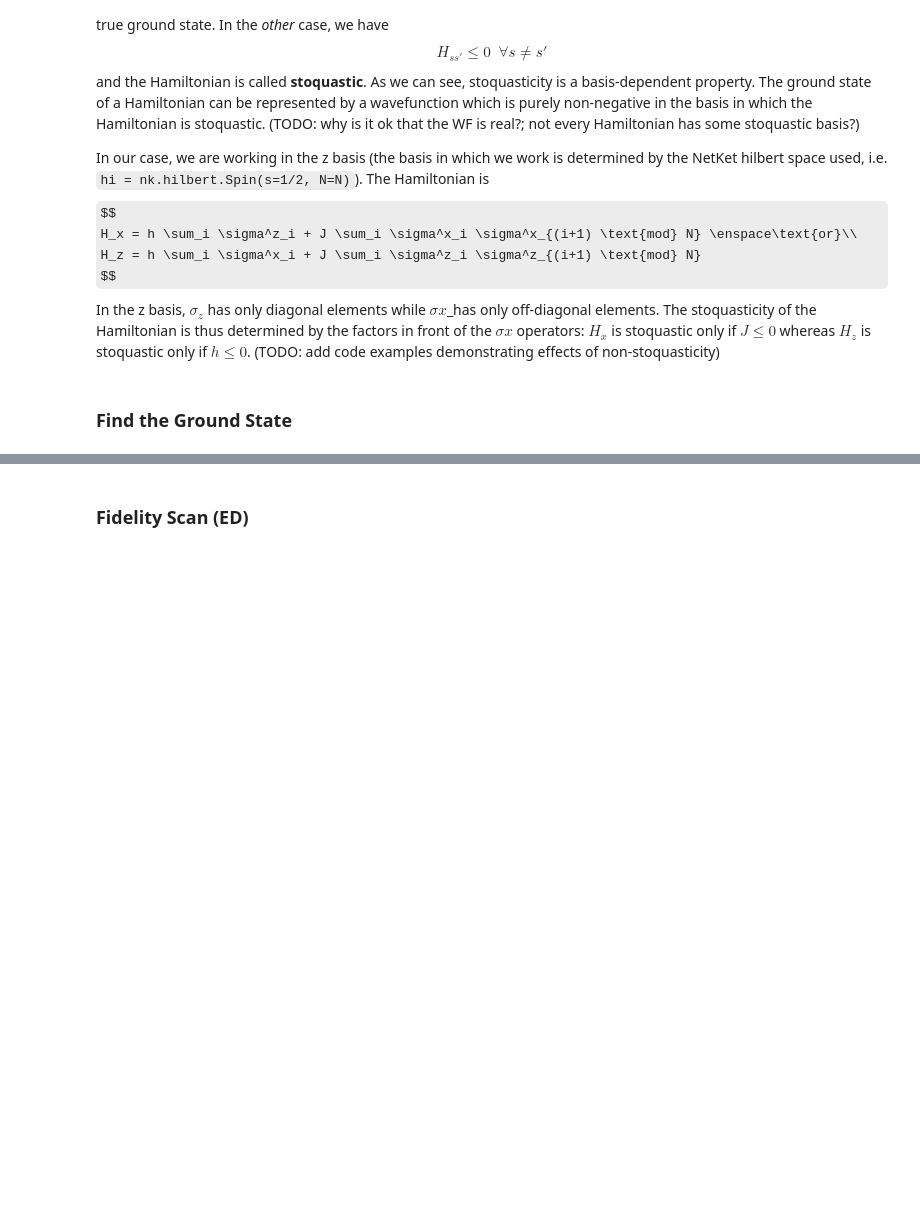
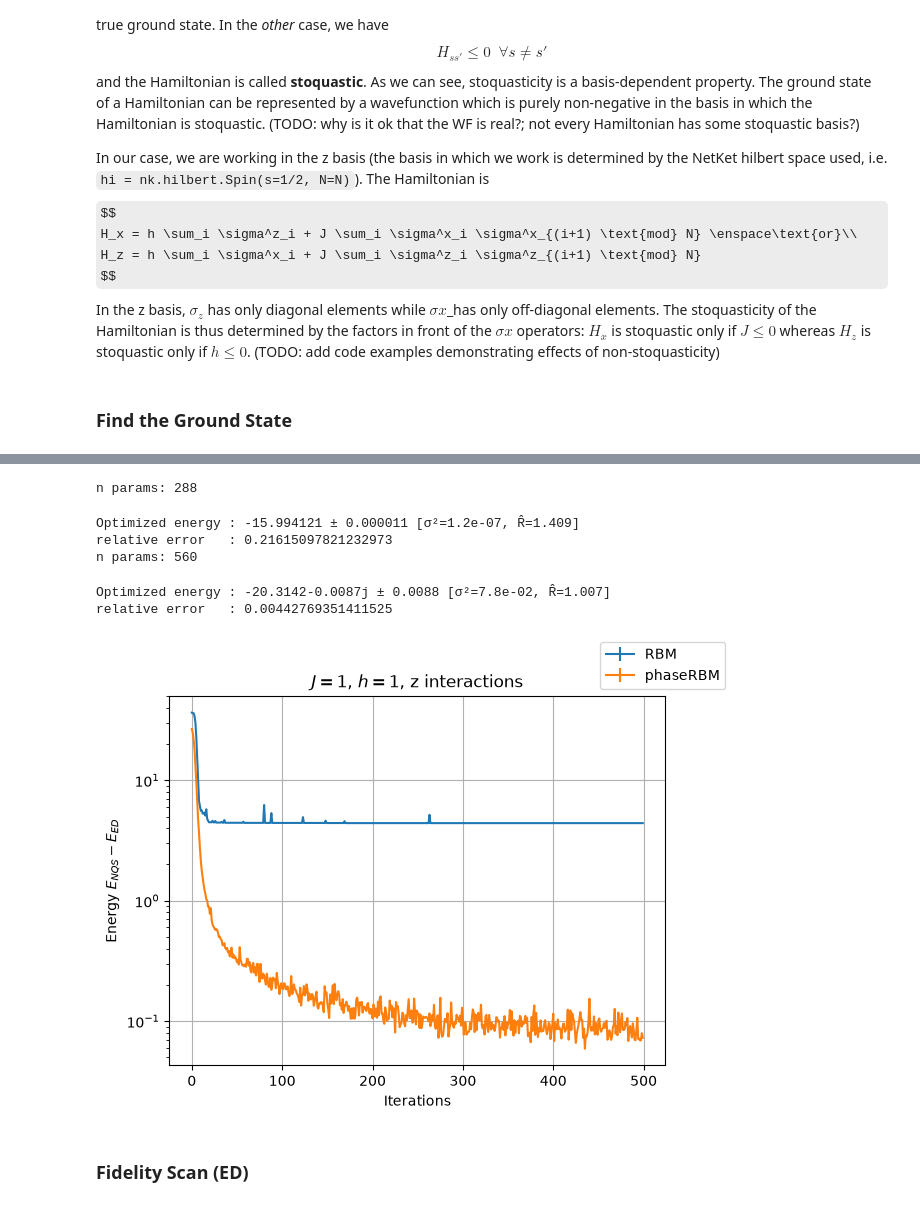
Before and after one commit to fpgasta/nqs-ising-research-project, a Jupyter notebook: src/main.ipynb, the cells around one changed output, grey strips where cells are left out. Saved outputs shown, nothing was run; the diff lists cells and outputs as text; code cells hidden in the pictures; some formulas as TeX source; blank space fills up the shorter version.

```diff
--- a/src/main.ipynb
+++ b/src/main.ipynb
@@ -183,3 +257,45 @@ relative error   : 7.392679346447182e-05
+# %%
+N = 16
+J = +1
+h = +1
+inter_dir = "z"
+
+n_iter = 500
+learning_rate=0.04
+
+fig, ax = plt.subplots()
+
+model = myRBM(N=N, alpha=1, rngs=nnx.Rngs(2))
+nqs_ising = NQS_ising(N, h, J, model, inter_dir, True)
+nqs_ising.optimization_loop(n_iter=n_iter, learning_rate=learning_rate)
+nqs_ising.print()
+# plt.errorbar(nqs_ising.iterations, nqs_ising.energies, yerr=nqs_ising.sigmas, label="RBM")
+ax.errorbar(nqs_ising.iterations, nqs_ising.energies-nqs_ising.E_gs, yerr=nqs_ising.sigmas*0, label="RBM")
+
+model = phaseRBM(N=N, alpha=1, rngs=nnx.Rngs(2))
+nqs_ising = NQS_ising(N, h, J, model, inter_dir, True)
+nqs_ising.optimization_loop(n_iter=n_iter, learning_rate=learning_rate)
+nqs_ising.print()
+# plt.errorbar(nqs_ising.iterations, nqs_ising.energies, yerr=nqs_ising.sigmas, label="phaseRBM")
+ax.errorbar(nqs_ising.iterations, nqs_ising.energies-nqs_ising.E_gs, yerr=nqs_ising.sigmas*0, label="phaseRBM")
+
+# plt.hlines([nqs_ising.E_gs], xmin=0, xmax=n_iter-1, color="black", label=f"ED $E_{{gs}}$={nqs_ising.E_gs:.2f}")
+
+fig.legend()
+ax.set_xlabel("Iterations")
+ax.set_ylabel(r"Energy $E_{NQS}-E_{ED}$")
+ax.set_title(f"$J={J}$, $h={h}$, {inter_dir} interactions")
+ax.set_yscale("log")
+ax.grid()
+fig.savefig("../plot/rbm-phaserbm-comparison-log.pdf")
+# %% [output]
+n params: 288
+Optimized energy : -15.994121 ± 0.000011 [σ²=1.2e-07, R̂=1.409]
+relative error   : 0.21615097821232973
+n params: 560
+Optimized energy : -20.3142-0.0087j ± 0.0088 [σ²=7.8e-02, R̂=1.007]
+relative error   : 0.00442769351411525
+[figure, added]
 # %% [markdown]
 ### Fidelity Scan (ED)
 # %%
```
Also changed, not shown: parts of 8 cells of this notebook, 7 other files.
